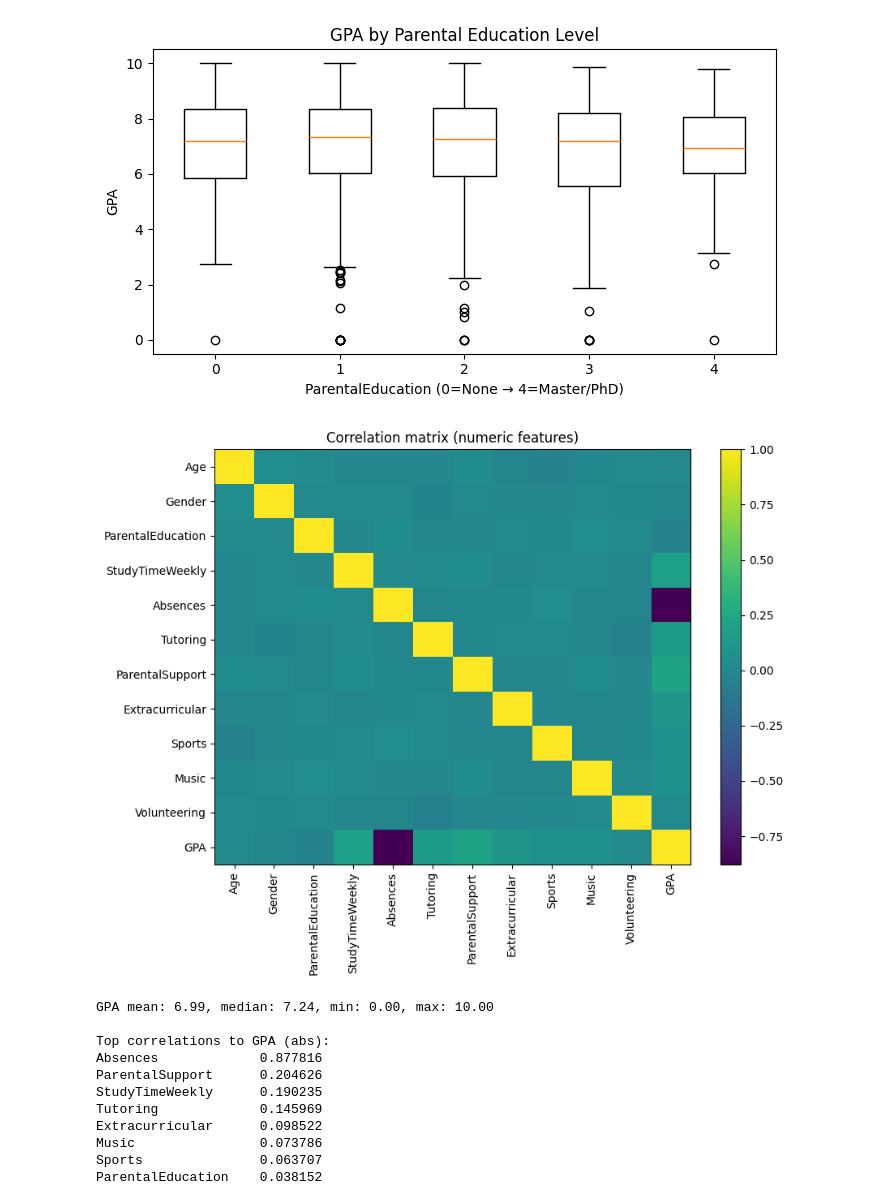
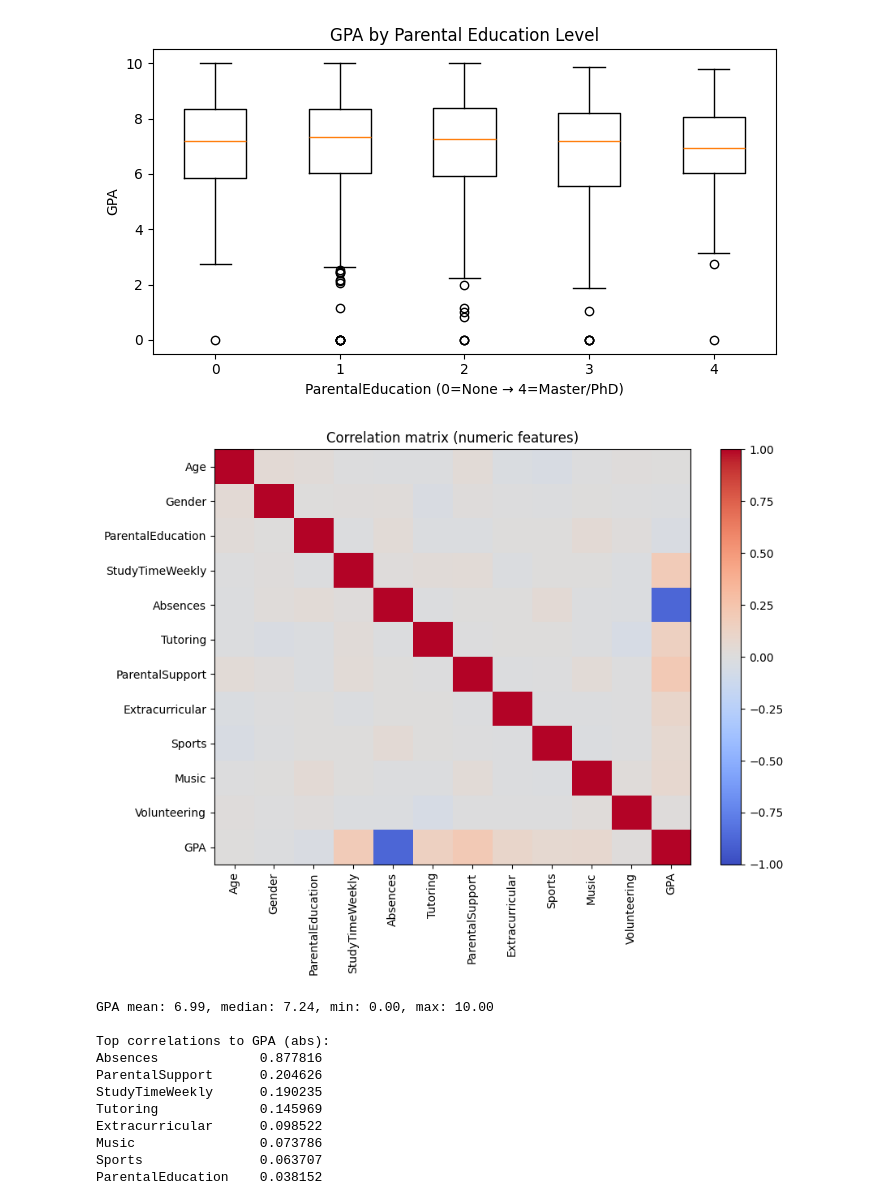
Before and after one commit to Divyansh2905/Student_Performance_Prediction, a Jupyter notebook: notebook/Student_Performance_ML.ipynb, the cells around one changed output. Saved outputs shown, nothing was run; the diff lists cells and outputs as text; code cells hidden in the pictures.

Commit message:
Update Notebook and report visualizations

```diff
--- a/notebook/Student_Performance_ML.ipynb
+++ b/notebook/Student_Performance_ML.ipynb
@@ -33,7 +33,7 @@ RANDOM_STATE = 42
 if Path('/content/drive').exists():
     BASE_DIR = Path('/content/drive/MyDrive/Student_Performance_Prediction')
 else:
-    BASE_DIR = Path('.').resolve()
+    BASE_DIR = Path('../').resolve()
 
 DATA_DIR = BASE_DIR / 'data'
 MODELS_DIR = BASE_DIR / 'model'
@@ -221,21 +244,21 @@ plt.close()
 # %%
 # 5. Correlation matrix (numeric)
 corr_cols = ['Age','Gender','ParentalEducation','StudyTimeWeekly','Absences','Tutoring','ParentalSupport',
              'Extracurricular','Sports','Music','Volunteering','GPA']
 corr = df_clean[corr_cols].astype(float).corr()
 
 plt.figure(figsize=(9,7))
-plt.imshow(corr, aspect='auto')
+plt.imshow(corr, aspect='auto', cmap='coolwarm', vmin=-1, vmax=1, interpolation='nearest')
 plt.colorbar()
 plt.xticks(range(len(corr_cols)), corr_cols, rotation=90)
 plt.yticks(range(len(corr_cols)), corr_cols)
 plt.title('Correlation matrix (numeric features)')
 plt.tight_layout()
 plt.savefig(reports/'correlation_matrix.png')
 plt.show()
 plt.close()
 # %% [output]
-[figure, old version]
+[figure, new version]
 # %%
 # Quick numeric summary printed
 print("GPA mean: {:.2f}, median: {:.2f}, min: {:.2f}, max: {:.2f}".format(
```
Also changed, not shown: parts of 7 cells of this notebook, 6 other files.
